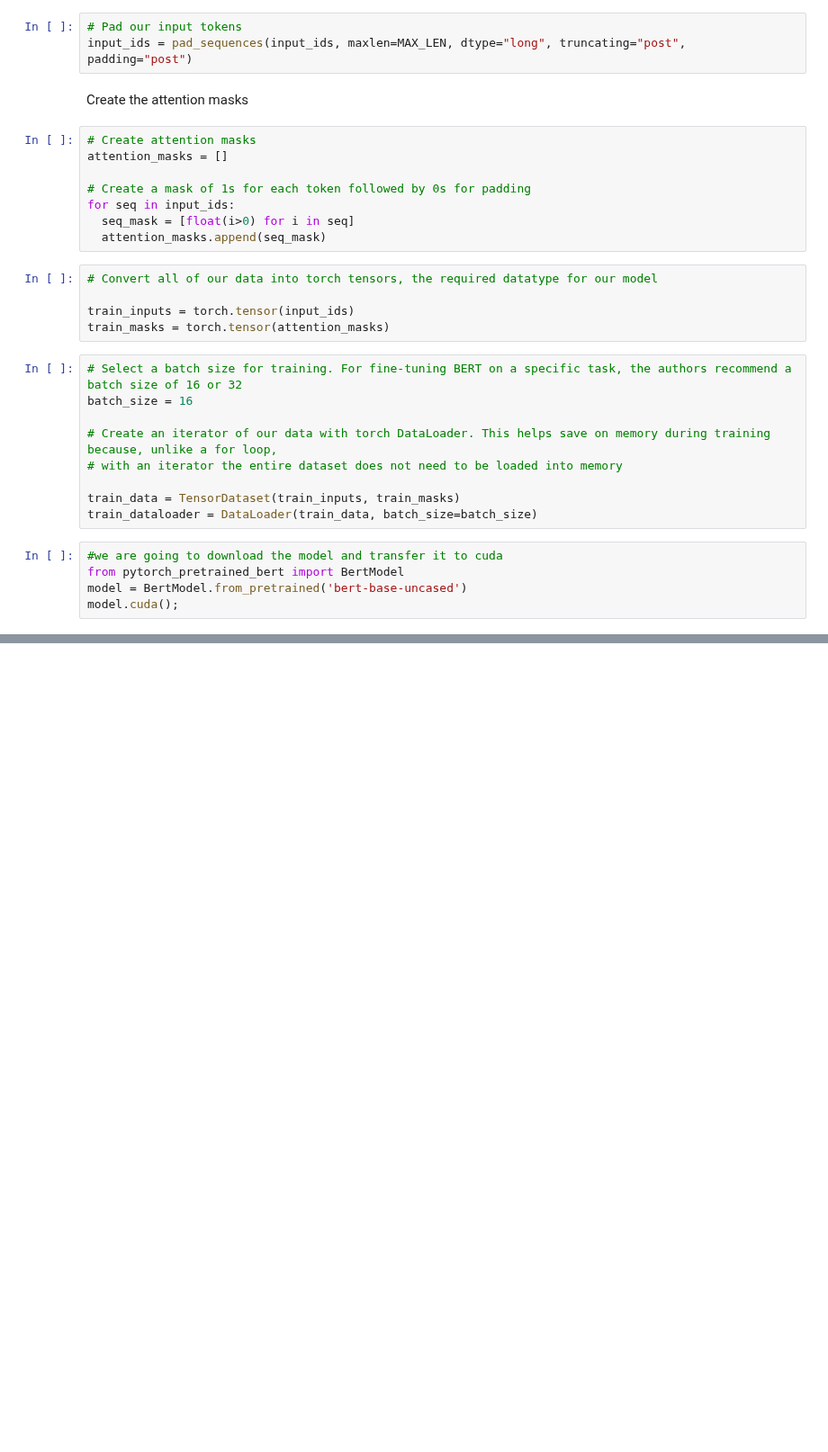
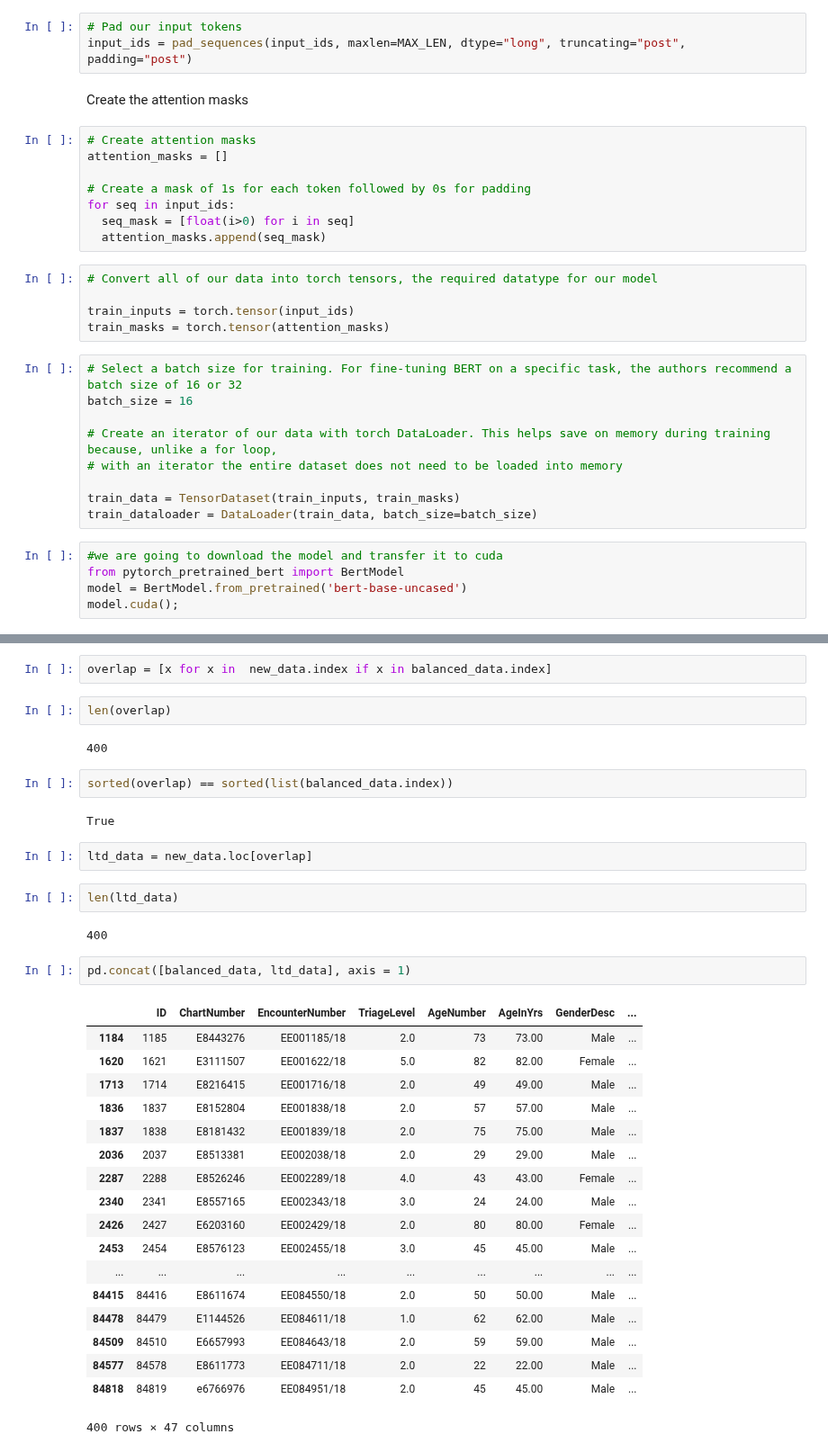
Before and after one commit to Jaskolk/ed-triage, a Jupyter notebook: BERT for embedding.ipynb, the cells around one changed output, grey strips where cells are left out. Shown at 90% size. Saved outputs shown, nothing was run; the diff lists cells and outputs as text; blank space fills up the shorter version.

```diff
--- a/BERT for embedding.ipynb
+++ b/BERT for embedding.ipynb
@@ -346,0 +412,37 @@ data['new'] = data['embedded_sentences'][data['CleanSubjectiveNotes'].notnull()
+# %%
+overlap = [x for x in  new_data.index if x in balanced_data.index]
+# %%
+len(overlap)
+# %% [output]
+400
+# %%
+sorted(overlap) == sorted(list(balanced_data.index))
+# %% [output]
+True
+# %%
+ltd_data = new_data.loc[overlap]
+# %%
+len(ltd_data)
+# %% [output]
+400
+# %%
+pd.concat([balanced_data, ltd_data], axis = 1)
+# %% [output]
+|  | ID | ChartNumber | EncounterNumber | TriageLevel | AgeNumber | AgeInYrs | GenderDesc | ... |
+| 1184 | 1185 | E8443276 | EE001185/18 | 2.0 | 73 | 73.00 | Male | ... |
+| 1620 | 1621 | E3111507 | EE001622/18 | 5.0 | 82 | 82.00 | Female | ... |
+| 1713 | 1714 | E8216415 | EE001716/18 | 2.0 | 49 | 49.00 | Male | ... |
+| 1836 | 1837 | E8152804 | EE001838/18 | 2.0 | 57 | 57.00 | Male | ... |
+| 1837 | 1838 | E8181432 | EE001839/18 | 2.0 | 75 | 75.00 | Male | ... |
+| 2036 | 2037 | E8513381 | EE002038/18 | 2.0 | 29 | 29.00 | Male | ... |
+| 2287 | 2288 | E8526246 | EE002289/18 | 4.0 | 43 | 43.00 | Female | ... |
+| 2340 | 2341 | E8557165 | EE002343/18 | 3.0 | 24 | 24.00 | Male | ... |
+| 2426 | 2427 | E6203160 | EE002429/18 | 2.0 | 80 | 80.00 | Female | ... |
+| 2453 | 2454 | E8576123 | EE002455/18 | 3.0 | 45 | 45.00 | Male | ... |
+| ... | ... | ... | ... | ... | ... | ... | ... | ... |
+| 84415 | 84416 | E8611674 | EE084550/18 | 2.0 | 50 | 50.00 | Male | ... |
+| 84478 | 84479 | E1144526 | EE084611/18 | 1.0 | 62 | 62.00 | Male | ... |
+| 84509 | 84510 | E6657993 | EE084643/18 | 2.0 | 59 | 59.00 | Male | ... |
+| 84577 | 84578 | E8611773 | EE084711/18 | 2.0 | 22 | 22.00 | Male | ... |
+| 84818 | 84819 | e6766976 | EE084951/18 | 2.0 | 45 | 45.00 | Male | ... |
+400 rows × 47 columns
```
Also changed, not shown: parts of 39 cells of this notebook.
